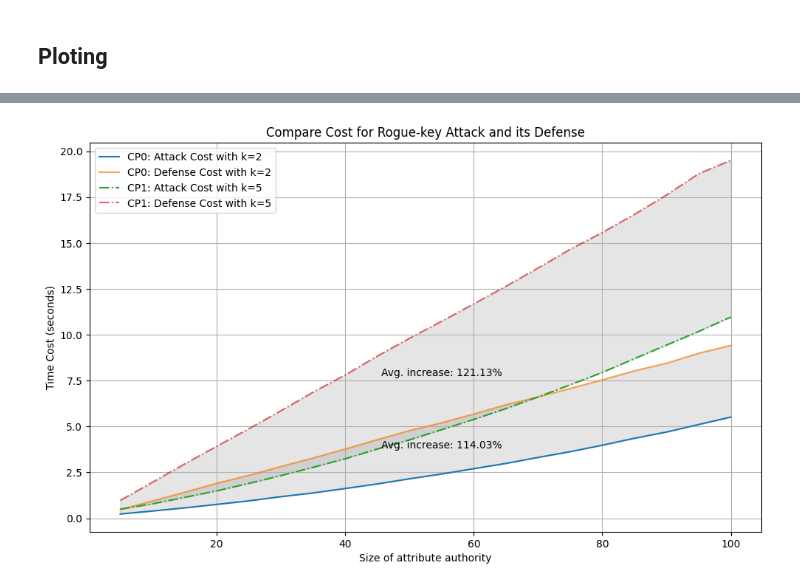
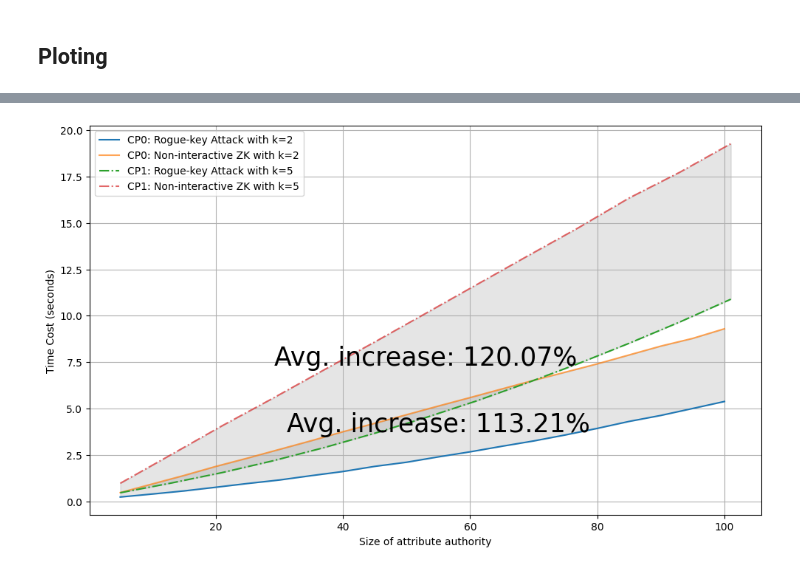
Before and after one commit to Guy1m0/Attack-on-IPPE, a Jupyter notebook: benchmark.ipynb, the cells around one changed output, grey strips where cells are left out. Saved outputs shown, nothing was run; the diff lists cells and outputs as text; code cells hidden in the pictures.

Commit message:
update time cost for each setting & make plot more reasonable N clear

```diff
--- a/benchmark.ipynb
+++ b/benchmark.ipynb
@@ -158,32 +135,47 @@ plot_total([2,3], xs, ys, [5,10], sp_xs, sp_ys, "System Total Cost")
 import matplotlib.pyplot as plt
 import numpy as np
 
-def plot_comp(ks, xs, ys, comp_ys, title):
+def plot_comp(ks, xss, ys, comp_ys, labels):
     plt.figure(figsize=(10, 6))
 
     linestyles = ['-', '-.','--', ':']
 
     # Plotting the subsequent data sets and calculating differences for Compare Set 1
-    for i, k, y, y_, style in zip(range(len(xs)), ks, ys, comp_ys, linestyles):
-        plt.plot(xs[i], y, label=f'CP{i}: Attack Cost with k={k}', linestyle=style)
-        plt.plot(xs[i], y_, label=f'CP{i}: Defense Cost with k={k}', linestyle=style, alpha=0.7)
+    for i, k, y, y_,  style in zip(range(len(ks)), ks, ys, comp_ys, linestyles):
+        plt.plot(xss[i], y, label=f'CP{i}: {labels[0]} with k={k}', linestyle=style)
+        plt.plot(xss[i], y_, label=f'CP{i}: {labels[1]} with k={k}', linestyle=style, alpha=0.7)
 
-        plt.fill_between(xs[i], y, y_, color='gray', alpha=0.2)
+        plt.fill_between(xss[i], y, y_, color='gray', alpha=0.2)
 
         diff = (np.array(y_) - np.array(y)) / np.array(y) * 100
         avg_increase = np.mean(diff)
 
         # Finding the midpoint for annotation
-        mid_index = len(xs[i]) // 2  # Finding the index at the middle of the dataset
-        mid_x = xs[i][mid_index]  # X-coordinate at the midpoint
+        mid_index = len(xss[i]) // 2  # Finding the index at the middle of the dataset
+        mid_x = xss[i][mid_index]  # X-coordinate at the midpoint
         mid_y = (y[mid_index] + y_[mid_index]) / 2  # Average Y-coordinate at the midpoint
 
-        plt.annotate(f'Avg. increase: {avg_increase:.2f}%', xy=(mid_x, mid_y), textcoords='data', ha='center')
+        plt.annotate(f'Avg. increase: {avg_increase:.2f}%', xy=(mid_x, mid_y), textcoords='data', ha='center', size= 25)
 
     plt.xlabel('Size of attribute authority')
     plt.ylabel('Time Cost (seconds)')
     plt.legend()
     plt.grid(True)
     plt.tight_layout()
-    plt.title(title)
+    #plt.title(title)
     plt.show()
+# %%
+ks = [2,5]
+
+xs = range(5,101,5)
+comp_xs = range(5,102,8)
+ys = []
+comp_ys = []
+ys.append([d['total'] for d in datasets[str(ks[0])]['seq']])
+#ys.append([d['ad_setup'] + d['ad_keygen'] + d['ad_decrypt'] for d in datasets[str(ks[0])]['seq']])
+comp_ys.append([d['total'] + d['prove'] + d['verify'] for d in datasets[str(ks[0])]['seq']])
+
+
+ys.append([d['total'] for d in datasets[str(ks[1])]['seq']])
+#sp_ys.append([d['ad_setup'] + d['ad_keygen'] + d['ad_decrypt'] for d in datasets[str(ks[1])]['seq']])
+comp_ys.append([d['total'] + d['prove'] + d['verify'] for d in datasets[str(ks[1])]['seq']])
@@ -190,15 +186,14 @@ def plot_comp(ks, xs, ys, comp_ys, title):
 # %%
-xs = range(5,101,5)
 ys = []
-ys_ = []
+comp_ys = []
 ks = [2,5]
 ys.append([d['ad_setup'] + d['ad_keygen'] + d['ad_decrypt'] for d in datasets[str(ks[0])]['seq']])
-ys_.append([d['prove'] + d['verify'] for d in datasets[str(ks[0])]['seq']])
+comp_ys.append([d['prove'] + d['verify'] for d in datasets[str(ks[0])]['seq']])
 
 
 ys.append([d['ad_setup'] + d['ad_keygen'] + d['ad_decrypt'] for d in datasets[str(ks[1])]['seq']])
-ys_.append([d['prove'] + d['verify'] for d in datasets[str(ks[1])]['seq']])
+comp_ys.append([d['prove'] + d['verify'] for d in datasets[str(ks[1])]['seq']])
 # %%
-plot_comp(ks, [xs,xs], ys, ys_, "Compare Cost for Rogue-key Attack and its Defense")
+plot_comp(ks, [xs, comp_xs], ys, comp_ys, ['Rogue-key Attack','Non-interactive ZK'])#, "Compare Cost for Rogue-key Attack and its Defense")
 # %% [output]
-[figure, old version]
+[figure, new version]
```
Also changed, not shown: parts of 11 cells of this notebook, 5 other files.
